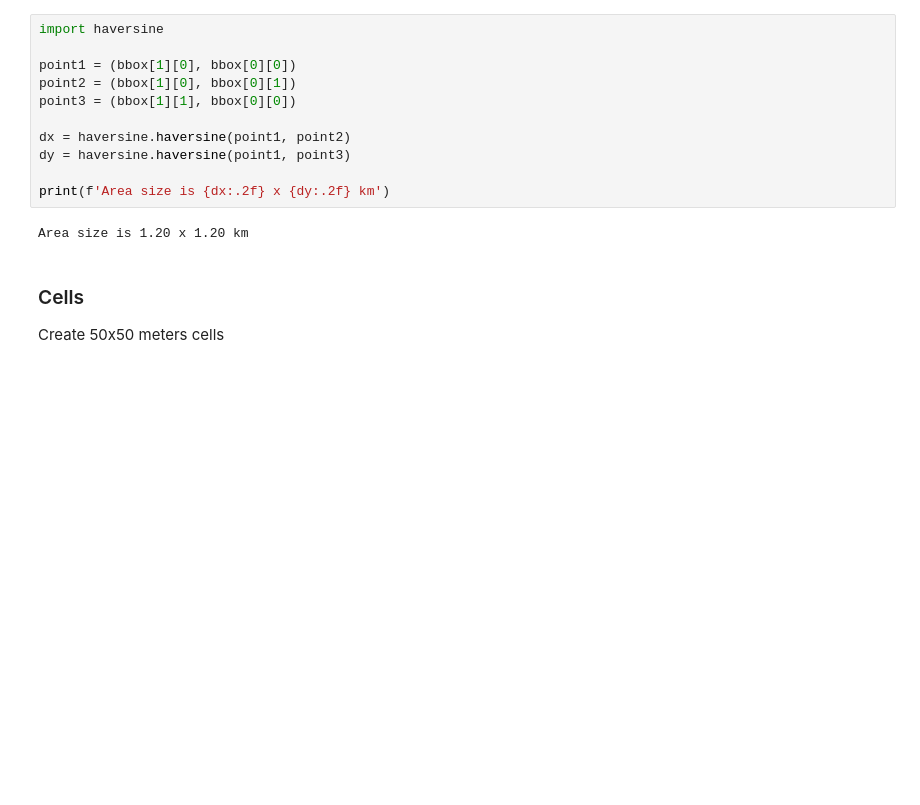
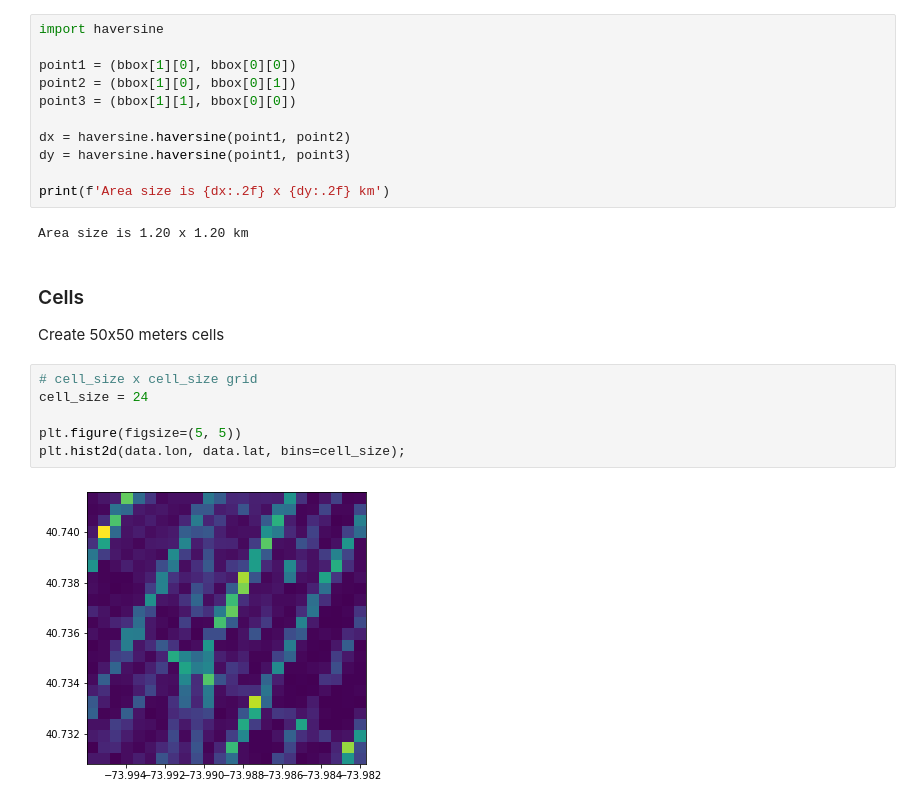
Before and after one commit to sash-ko/ai-transportation, a Jupyter notebook: cnn_demand_model/Baselines.ipynb, the cells around one changed output. Cells and saved outputs as stored; diff of their text form; blank space fills up the shorter version.

```diff
--- a/cnn_demand_model/Baselines.ipynb
+++ b/cnn_demand_model/Baselines.ipynb
@@ -137,4 +151,12 @@ Area size is 1.20 x 1.20 km
 ### Cells
 
 Create 50x50 meters cells
+# %%
+# cell_size x cell_size grid
+cell_size = 24
+
+plt.figure(figsize=(5, 5))
+plt.hist2d(data.lon, data.lat, bins=cell_size);
+# %% [output]
+[figure, added]
 # %%
```
Also changed, not shown: parts of 23 cells of this notebook.
